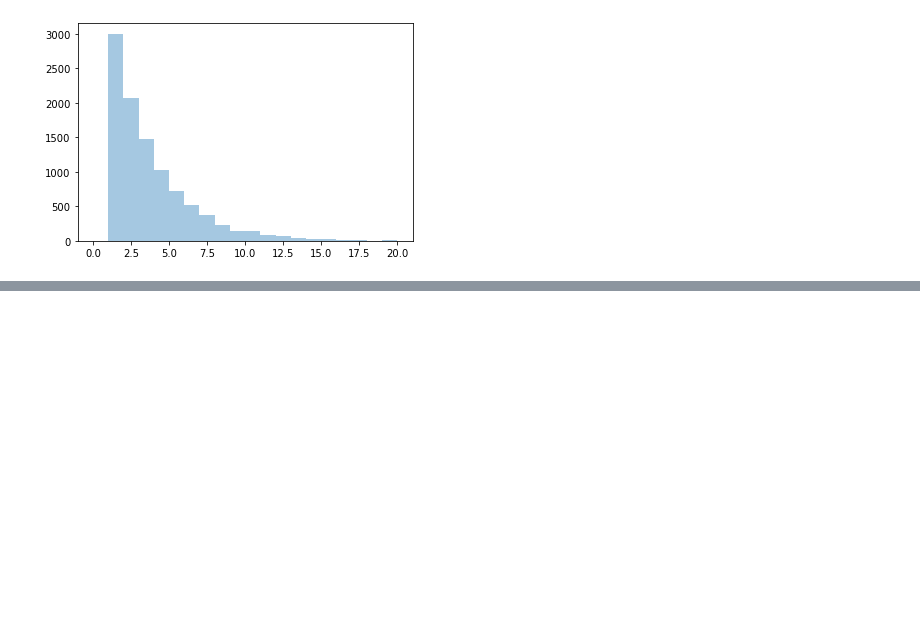
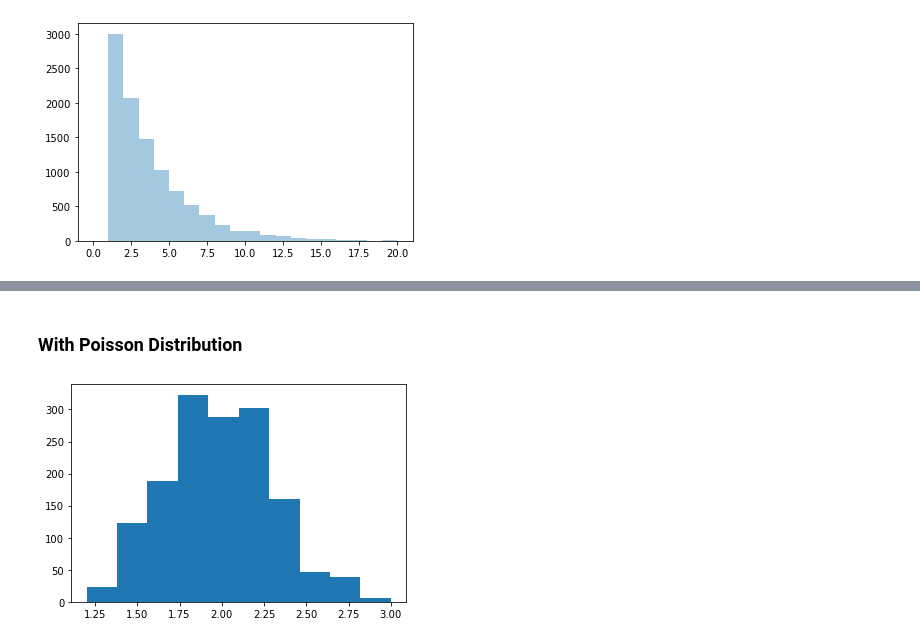
Before and after one commit to mandliya/ml, a Jupyter notebook: maths/Probability/Probability.ipynb, the cells around one changed output, grey strips where cells are left out. Cells and saved outputs as stored; diff of their text form; code cells hidden in the pictures; blank space fills up the shorter version.

```diff
--- a/maths/Probability/Probability.ipynb
+++ b/maths/Probability/Probability.ipynb
@@ -1347,0 +1470,19 @@ plt.show()
+# %% [markdown]
+### With Poisson Distribution
+# %%
+# Generate the population
+population = poisson.rvs(mu=2, size=1000)
+
+# Create list for sample means
+sample_means = []
+for _ in range(1500):
+    # Take 20 values from the population
+    sample = np.random.choice(population, 20)
+    # Calculate the sample mean
+    sample_means.append(describe(sample).mean)
+
+# Plot the histogram
+plt.hist(sample_means)
+plt.show()
+# %% [output]
+[figure, added]
```
Also changed, not shown: parts of 25 cells of this notebook, 2 other files.
